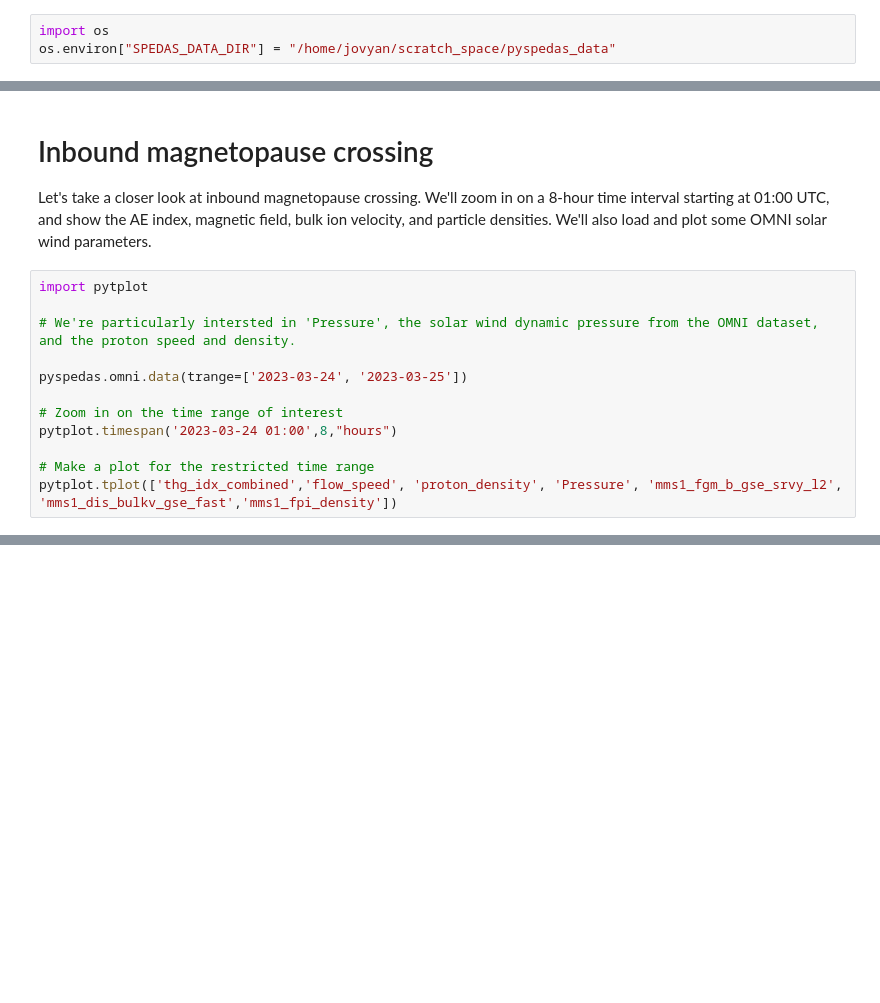
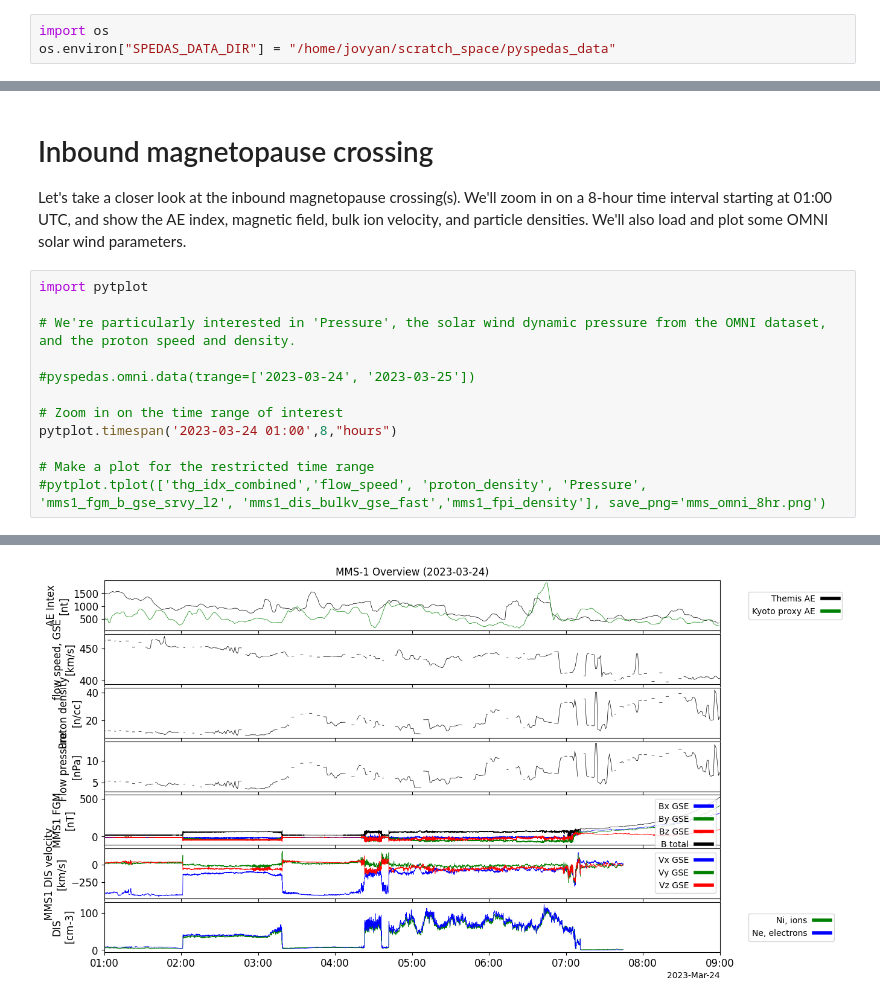
Before and after one commit to heliophysicsPy/summer-school-24, a Jupyter notebook: pyspedas-tutorial/output_scrubbed/MMS_summary_plot_20230324.ipynb, the cells around one changed output, grey strips where cells are left out. Cells and saved outputs as stored; diff of their text form; blank space fills up the shorter version.

```diff
--- a/pyspedas-tutorial/output_scrubbed/MMS_summary_plot_20230324.ipynb
+++ b/pyspedas-tutorial/output_scrubbed/MMS_summary_plot_20230324.ipynb
@@ -47,16 +69,17 @@ Several regions of interest can be seen, especially in the particle densities an
 # %% [markdown]
 # Inbound magnetopause crossing #
 
-Let's take a closer look at inbound magnetopause crossing.  We'll zoom in on a 8-hour time interval starting at 01:00 UTC, and show the AE index, magnetic field, bulk ion velocity, and particle densities.  We'll also load and plot some OMNI solar wind parameters.
+Let's take a closer look at the inbound magnetopause crossing(s).  We'll zoom in on a 8-hour time interval starting at 01:00 UTC, and show the AE index, magnetic field, bulk ion velocity, and particle densities.  We'll also load and plot some OMNI solar wind parameters.
 # %%
 import pytplot
 
-# We're particularly intersted in 'Pressure', the solar wind dynamic pressure from the OMNI dataset, and the proton speed and density.
+# We're particularly interested in 'Pressure', the solar wind dynamic pressure from the OMNI dataset, and the proton speed and density.
 
-pyspedas.omni.data(trange=['2023-03-24', '2023-03-25'])
+#pyspedas.omni.data(trange=['2023-03-24', '2023-03-25'])
 
 # Zoom in on the time range of interest
 pytplot.timespan('2023-03-24 01:00',8,"hours")
 
 # Make a plot for the restricted time range
-pytplot.tplot(['thg_idx_combined','flow_speed', 'proton_density', 'Pressure', 'mms1_fgm_b_gse_srvy_l2', 'mms1_dis_bulkv_gse_fast','mms1_fpi_density'])
+#pytplot.tplot(['thg_idx_combined','flow_speed', 'proton_density', 'Pressure', 'mms1_fgm_b_gse_srvy_l2', 'mms1_dis_bulkv_gse_fast','mms1_fpi_density'], save_png='mms_omni_8hr.png')
+# %% [output]
@@ -63,2 +88,3 @@ pytplot.tplot(['thg_idx_combined','flow_speed', 'proton_density', 'Pressure', 'm
+[figure, added]
 # %% [markdown]
 # Magnetopause crossing events #
```
Also changed, not shown: parts of 5 cells of this notebook, 8 other files.
